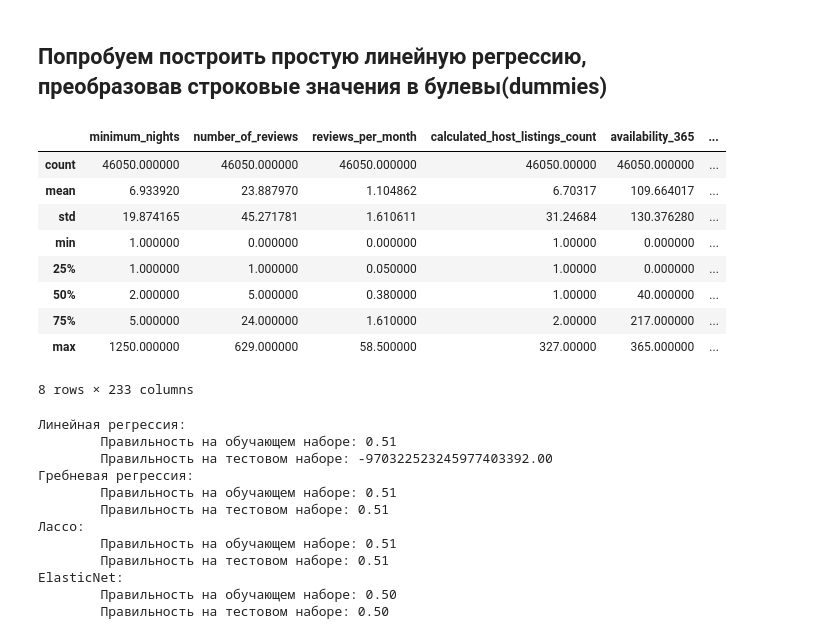
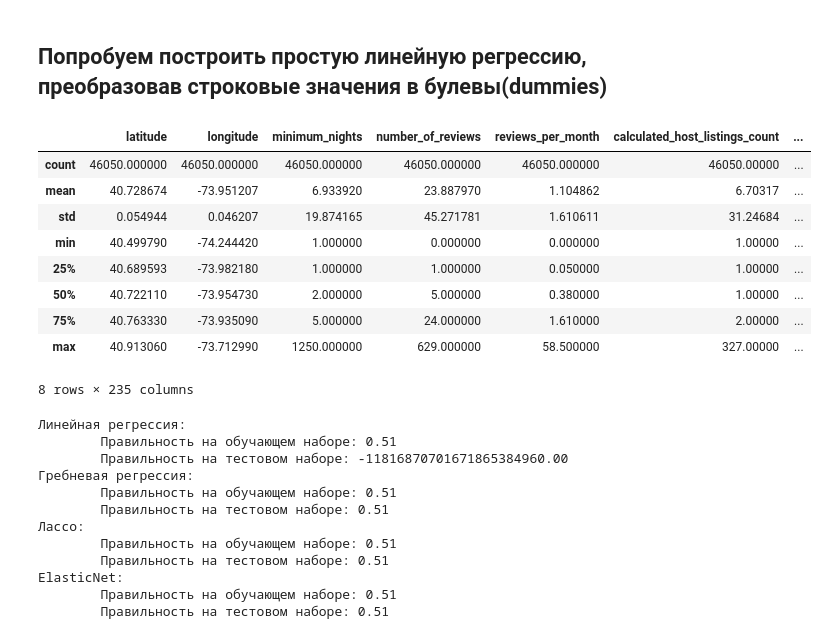
Before and after one commit to TefloniusMonk/intro, a Jupyter notebook: notebooks/air_bnb.ipynb, the cells around one changed output. Saved outputs shown, nothing was run; the diff lists cells and outputs as text; code cells hidden in the pictures.

```diff
--- a/notebooks/air_bnb.ipynb
+++ b/notebooks/air_bnb.ipynb
@@ -121,11 +114,7 @@ a = Map(center=(40.7072,-73.9909), zoom = 10)
 mean_price = dataset['price'].mean()
 for index, row in dataset.iterrows():
     if row['price'] >= 355:
-        message = HTML()
-        message.value = "Longitude: {0}, latitude: {1}".format(row['longitude'], row['latitude'])
-        marker = Marker(location=(row['latitude'], row['longitude']), draggable=False)
-        marker.popup = message
-        a.add_layer(marker)
+        a.add_layer(Marker(location=(row['latitude'], row['longitude']),draggable=False))
 a
 # %% [output]
 Map(center=[40.7072, -73.9909], controls=(ZoomControl(options=['position', 'zoom_in_text', 'zoom_in_title', 'z…
@@ -135,7 +124,7 @@ Map(center=[40.7072, -73.9909], controls=(ZoomControl(options=['position', 'zoom
 a = Map(center=(40.7072,-73.9909), zoom = 10)
 mean_price = dataset['price'].mean()
 for index, row in dataset.iterrows():
-    if row['price'] <= 30 and row['price'] > 0:
+    if row['price'] <= 30:
         a.add_layer(Marker(location=(row['latitude'], row['longitude']),draggable=False))
 a
 # %% [output]
@@ -191,6 +180,6 @@ Map(center=[40.7072, -73.9909], controls=(ZoomControl(options=['position', 'zoom
 # %%
-cent_lon = 40.72205
-cent_lat = -74.00121
+cent_lon = 40.733321
+cent_lat = -74.000489
 cent = (cent_lon, cent_lat)
 dataset['relative_dist'] = np.array(list(distance.euclidean(cent, (row['longitude'],row['latitude']))
                                     for index, row in dataset.iterrows()))
@@ -206,26 +195,23 @@ dataset.sort_values(by='relative_dist',ascending=False).head()
 # %% [markdown]
 ## Попробуем построить простую линейную регрессию, преобразовав строковые значения в булевы(dummies)
 # %%
-dummies = pd.get_dummies(data=dataset, columns=['room_type', 'neighbourhood',
-                                                'neighbourhood_group'])
+dummies = pd.get_dummies(data=dataset, columns=['room_type', 'neighbourhood', 'neighbourhood_group'])
 # %%
 y = dummies['price']
-
-dummies.drop(columns=['price','latitude', 'longitude'], inplace=True)
+dummies.drop(columns='price', inplace=True)
 dummies.describe()
 # %% [output]
-|  | minimum_nights | number_of_reviews | reviews_per_month | calculated_host_listings_count | availability_365 | ... |
-| count | 46050.000000 | 46050.000000 | 46050.000000 | 46050.00000 | 46050.000000 | ... |
-| mean | 6.933920 | 23.887970 | 1.104862 | 6.70317 | 109.664017 | ... |
-| std | 19.874165 | 45.271781 | 1.610611 | 31.24684 | 130.376280 | ... |
-| min | 1.000000 | 0.000000 | 0.000000 | 1.00000 | 0.000000 | ... |
-| 25% | 1.000000 | 1.000000 | 0.050000 | 1.00000 | 0.000000 | ... |
-| 50% | 2.000000 | 5.000000 | 0.380000 | 1.00000 | 40.000000 | ... |
-| 75% | 5.000000 | 24.000000 | 1.610000 | 2.00000 | 217.000000 | ... |
-| max | 1250.000000 | 629.000000 | 58.500000 | 327.00000 | 365.000000 | ... |
+|  | latitude | longitude | minimum_nights | number_of_reviews | reviews_per_month | calculated_host_listings_count | ... |
+| count | 46050.000000 | 46050.000000 | 46050.000000 | 46050.000000 | 46050.000000 | 46050.00000 | ... |
+| mean | 40.728674 | -73.951207 | 6.933920 | 23.887970 | 1.104862 | 6.70317 | ... |
+| std | 0.054944 | 0.046207 | 19.874165 | 45.271781 | 1.610611 | 31.24684 | ... |
+| min | 40.499790 | -74.244420 | 1.000000 | 0.000000 | 0.000000 | 1.00000 | ... |
+| 25% | 40.689593 | -73.982180 | 1.000000 | 1.000000 | 0.050000 | 1.00000 | ... |
+| 50% | 40.722110 | -73.954730 | 2.000000 | 5.000000 | 0.380000 | 1.00000 | ... |
+| 75% | 40.763330 | -73.935090 | 5.000000 | 24.000000 | 1.610000 | 2.00000 | ... |
+| max | 40.913060 | -73.712990 | 1250.000000 | 629.000000 | 58.500000 | 327.00000 | ... |
-8 rows × 233 columns
+8 rows × 235 columns
 # %%
-
 X_train, X_test, y_train, y_test = train_test_split(dummies, y, test_size=0.33,
                                                         random_state=42)
 
@@ -237,22 +223,22 @@ print("Линейная регрессия:")
 print("\tПравильность на обучающем наборе: {:.2f}".format(pipe.score(X_train, y_train)))
 print("\tПравильность на тестовом наборе: {:.2f}".format(pipe.score(X_test, y_test)))
 
-reg = Ridge(alpha=0.01)
-pipe = Pipeline([('scaler', scaler), ('reg', reg)])
+ridge = RidgeCV(alphas=[0.01,0.1, 0.3, 0.5, 0.7])
+pipe = Pipeline([('scaler', scaler), ('reg', ridge)])
 pipe.fit(X_train, y_train)
 print("Гребневая регрессия:")
 print("\tПравильность на обучающем наборе: {:.2f}".format(pipe.score(X_train, y_train)))
 print("\tПравильность на тестовом наборе: {:.2f}".format(pipe.score(X_test, y_test)))
 
-reg = Lasso(alpha=0.1)
-pipe = Pipeline([('scaler', scaler), ('reg', reg)])
+lasso = LassoCV(cv = 5, alphas=[0.01,0.1, 0.3, 0.5, 0.7], max_iter=10000)
+pipe = Pipeline([('scaler', scaler), ('reg', lasso)])
 pipe.fit(X_train, y_train)
 print("Лассо:")
 print("\tПравильность на обучающем наборе: {:.2f}".format(pipe.score(X_train, y_train)))
 print("\tПравильность на тестовом наборе: {:.2f}".format(pipe.score(X_test, y_test)))
 
-reg = ElasticNet(alpha=0.5)
-pipe = Pipeline([('scaler', scaler), ('reg', reg)])
+el = ElasticNetCV(alphas=[0.1, 0.2, 0.5, 0.7, 0.9])
+pipe = Pipeline([('scaler', scaler), ('reg', el)])
 pipe.fit(X_train, y_train)
 print("ElasticNet:")
 print("\tПравильность на обучающем наборе: {:.2f}".format(pipe.score(X_train, y_train)))
@@ -260,7 +246,7 @@ print("\tПравильность на тестовом наборе: {:.2f}".fo
 # %% [output]
 Линейная регрессия:
         Правильность на обучающем наборе: 0.51
-        Правильность на тестовом наборе: -970322523245977403392.00
+        Правильность на тестовом наборе: -11816870701671865384960.00
 Гребневая регрессия:
         Правильность на обучающем наборе: 0.51
         Правильность на тестовом наборе: 0.51
@@ -268,5 +254,5 @@ print("\tПравильность на тестовом наборе: {:.2f}".fo
         Правильность на обучающем наборе: 0.51
         Правильность на тестовом наборе: 0.51
 ElasticNet:
-        Правильность на обучающем наборе: 0.50
-        Правильность на тестовом наборе: 0.50
+        Правильность на обучающем наборе: 0.51
+        Правильность на тестовом наборе: 0.51
```
Also changed, not shown: parts of 18 cells of this notebook, 1 other file.
